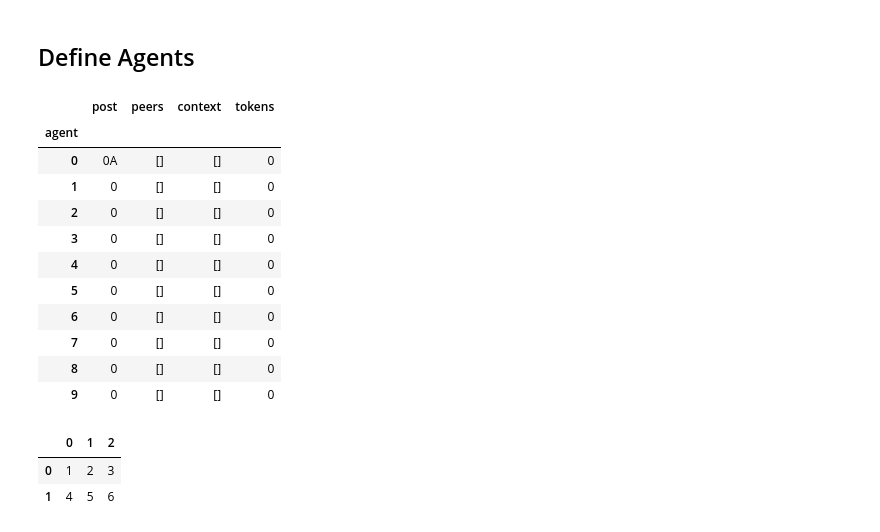
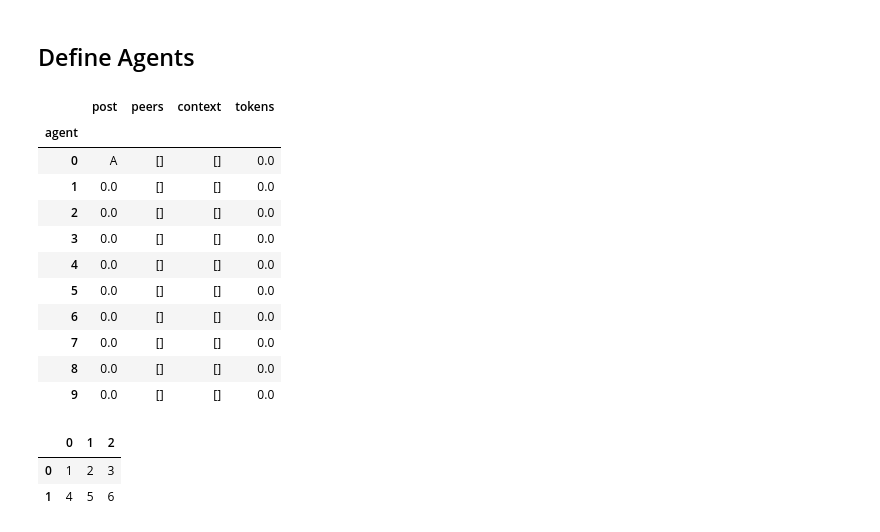
Before and after one commit to debatelab/ada-simulation, a Jupyter notebook: belief-dynamics_with_lms.ipynb, the cells around one changed output. Cells and saved outputs as stored; diff of their text form; code cells hidden in the pictures.

```diff
--- a/belief-dynamics_with_lms.ipynb
+++ b/belief-dynamics_with_lms.ipynb
@@ -195,10 +224,6 @@ decoding_parameters = {
 # %%
 class AbstractLMAgent:
     """Interface for different LM agents"""
-    model: GPT2LMHeadModel
-    tokenizer: GPT2Tokenizer
-    conversation: Conversation
-    agent_id: int
 
     def update_peers(t: int):
         pass
@@ -211,15 +236,20 @@ class AbstractLMAgent:
 # %%
 class LMAgent(AbstractLMAgent):
     def __init__(self,
-                 model: GPT2LMHeadModel,
-                 tokenizer: GPT2Tokenizer,
-                 conversation: Conversation,
-                 agent_id: int
+                 #model: GPT2LMHeadModel = None,
+                 #tokenizer: GPT2Tokenizer = None,
+                 model = None,
+                 tokenizer = None,
+                 conversation: Conversation = None,
+                 neighbors:[int] = [],
+                 agent: int = 0
                 ):
         self.model = model
         self.tokenizer = tokenizer
         self.conversation = conversation
-        self.agent_id = agent_id
+        self.neighbors = neighbors
+        self.agent = agent
 
     def make_contribution(self, t: int):
-        conversation.data.loc[t, self.agent_id].post=str(self.agent_id)+"A"
+        conversation.submit_post(post="A", agent=self.agent, t=t)
+#        conversation.data.loc[t, self.agent].post=str(self.agent)+"A"
@@ -226,22 +259,34 @@ class LMAgent(AbstractLMAgent):
 # %%
-conversation = Conversation(global_parameters,topic)
-agent1 = LMAgent(model, tokenizer, conversation, 0)
-agent2 = LMAgent(model, tokenizer, conversation, 1)
-agent1.make_contribution(49)
-agent2.conversation.data.loc[49]
+conversation = Conversation(global_parameters=global_parameters,topic=topic)
+agent1 = LMAgent(
+    model=None,
+    tokenizer=None,
+    conversation=conversation,
+    neighbors=list(range(global_parameters['n_agents'])),
+    agent=0
+)
+agent2 = LMAgent(
+    model=None,
+    tokenizer=None,
+    conversation=conversation,
+    neighbors=list(range(global_parameters['n_agents'])),
+    agent=1
+)
+agent1.make_contribution(0)
+agent2.conversation.data.loc[0]
 # %% [output]
 |  | post | peers | context | tokens |
 | agent |  |  |  |  |
-| 0 | 0A | [] | [] | 0 |
-| 1 | 0 | [] | [] | 0 |
-| 2 | 0 | [] | [] | 0 |
-| 3 | 0 | [] | [] | 0 |
-| 4 | 0 | [] | [] | 0 |
-| 5 | 0 | [] | [] | 0 |
-| 6 | 0 | [] | [] | 0 |
-| 7 | 0 | [] | [] | 0 |
-| 8 | 0 | [] | [] | 0 |
-| 9 | 0 | [] | [] | 0 |
+| 0 | A | [] | [] | 0.0 |
+| 1 | 0.0 | [] | [] | 0.0 |
+| 2 | 0.0 | [] | [] | 0.0 |
+| 3 | 0.0 | [] | [] | 0.0 |
+| 4 | 0.0 | [] | [] | 0.0 |
+| 5 | 0.0 | [] | [] | 0.0 |
+| 6 | 0.0 | [] | [] | 0.0 |
+| 7 | 0.0 | [] | [] | 0.0 |
+| 8 | 0.0 | [] | [] | 0.0 |
+| 9 | 0.0 | [] | [] | 0.0 |
 # %%
 # %% [output]
 |  | 0 | 1 | 2 |
```
Also changed, not shown: parts of 9 cells of this notebook.
